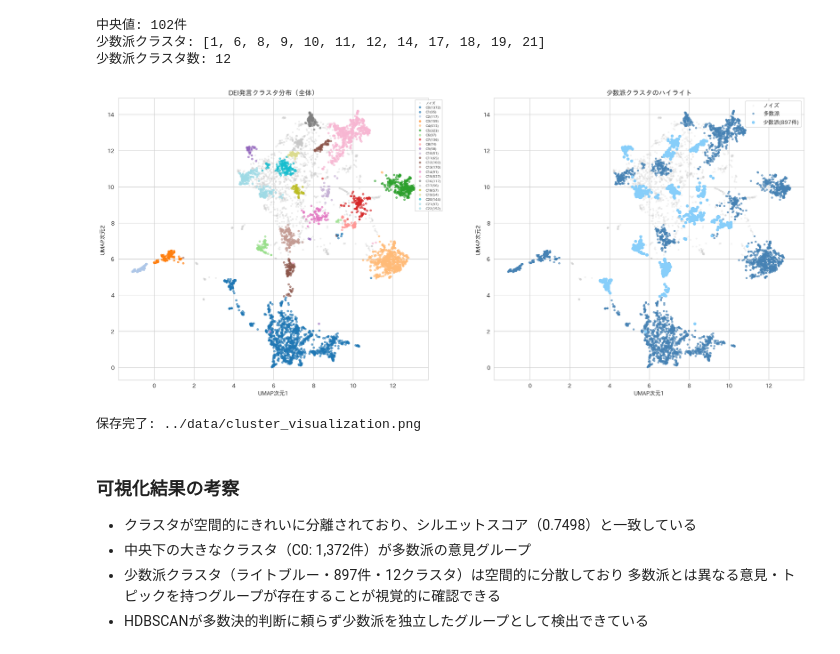
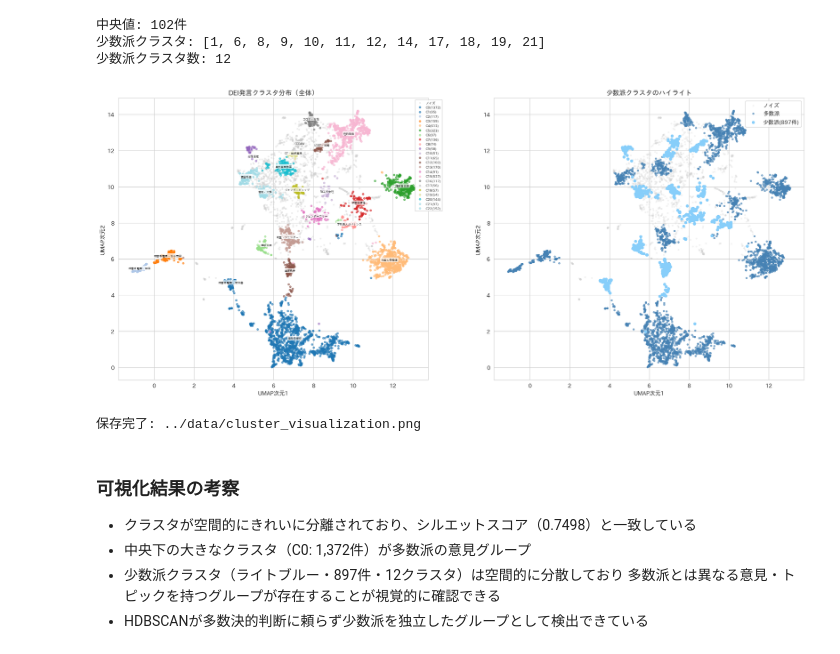
Before and after one commit to takeoka96/quest_2, a Jupyter notebook: notebooks/04_visualization_shap.ipynb, the cells around one changed output. Drawn from its saved outputs; the diff is of its cells as text; code cells hidden in the pictures.

```diff
--- a/notebooks/04_visualization_shap.ipynb
+++ b/notebooks/04_visualization_shap.ipynb
@@ -104,35 +104,69 @@ for cluster, color in zip(unique_clusters, colors):
                     c=[color], s=10, alpha=0.6, label=f"C{cluster}({mask.sum()})")
 
 axes[0].set_title("DEI発言クラスタ分布（全体）")
 axes[0].set_xlabel("UMAP次元1")
 axes[0].set_ylabel("UMAP次元2")
 axes[0].legend(bbox_to_anchor=(1.05, 1), fontsize=6)
 
 # --- 右：少数派ハイライト ---
 axes[1].scatter(embeddings_2d[noise_mask, 0], embeddings_2d[noise_mask, 1],
                 c="lightgray", s=5, alpha=0.2, label="ノイズ")
 
 majority_clusters = [c for c in unique_clusters if c not in minority_clusters]
 for cluster in majority_clusters:
     mask = labels == cluster
     axes[1].scatter(embeddings_2d[mask, 0], embeddings_2d[mask, 1],
                     c="steelblue", s=8, alpha=0.6, label="多数派" if cluster == majority_clusters[0] else "")
 
 minority_mask = np.isin(labels, minority_clusters)
 axes[1].scatter(embeddings_2d[minority_mask, 0], embeddings_2d[minority_mask, 1],
                 c="lightskyblue", s=20, alpha=1.0, label=f"少数派({minority_mask.sum()}件)")
 
 axes[1].set_title("少数派クラスタのハイライト")
 axes[1].set_xlabel("UMAP次元1")
 axes[1].set_ylabel("UMAP次元2")
 axes[1].legend()
 
-plt.tight_layout()
+plt.tight_layout() # 視認性向上のため、次セルで実施の”クラスタの代表発言”を実施後に追記
+# クラスタ重心にトピックラベルを追加
+cluster_labels_text = {
+    0: "生物多様性",
+    1: "障害者雇用・厚労委",
+    2: "障害者雇用・議事",
+    3: "障害者雇用・生活困窮",
+    4: "外国人労働者",
+    5: "障害者支援",
+    6: "学術会議",
+    7: "教育多様性",
+    8: "学校法人ガバナンス",
+    9: "女性活躍",
+    10: "理工系女性",
+    11: "LGBT・五輪",
+    12: "国際秩序",
+    13: "能登・ジェンダー",
+    14: "ジェンダーフリー",
+    15: "性的指向",
+    16: "コロナ・女性",
+    17: "CEDAW",
+    18: "ジェンダーギャップ",
+    19: "G7・国際連携",
+    20: "男女共同参画",
+    21: "育児・介護",
+    22: "賃金格差"
+}
+
+for cluster, label in cluster_labels_text.items():
+    mask = labels == cluster
+    if mask.sum() > 0:
+        cx = embeddings_2d[mask, 0].mean()
+        cy = embeddings_2d[mask, 1].mean()
+        axes[0].annotate(label, (cx, cy), fontsize=5, ha="center",
+                        bbox=dict(boxstyle="round,pad=0.2", fc="white", alpha=0.7))
 plt.savefig("../data/cluster_visualization.png", dpi=150, bbox_inches="tight")
 plt.show()
 print("保存完了: ../data/cluster_visualization.png")
 # %% [output]
-[figure, old version]
+[figure, new version]
 保存完了: ../data/cluster_visualization.png
 # %% [markdown]
 ### 可視化結果の考察
```
Also changed, not shown: parts of 1 cell of this notebook, 1 other file.
